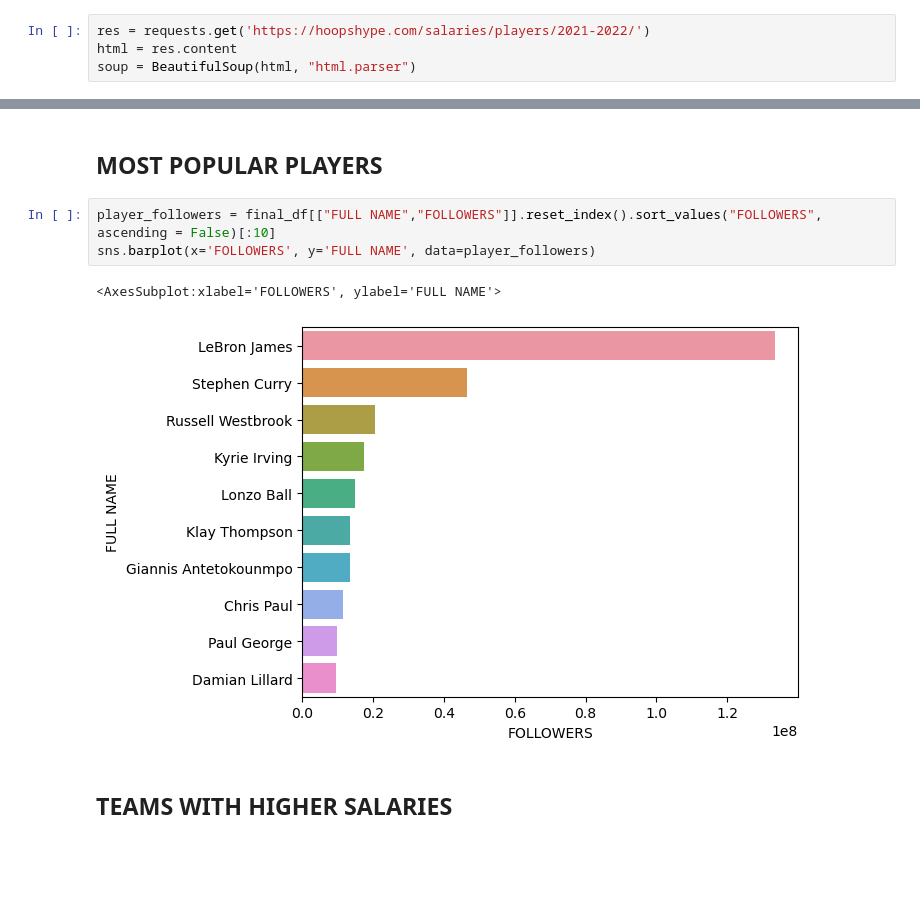
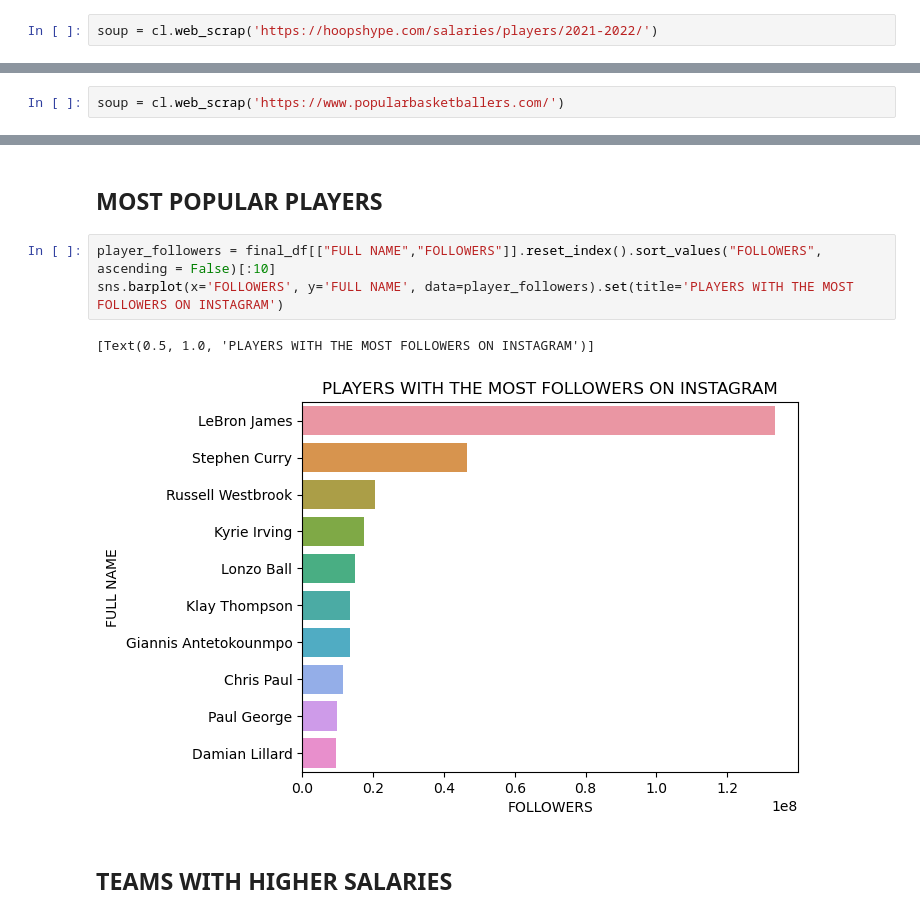
Before and after one commit to marcdalmaum/project_2, a Jupyter notebook: src/main.ipynb, the cells around one changed output, grey strips where cells are left out. Drawn from its saved outputs; the diff is of its cells as text; blank space fills up the shorter version.

```diff
--- a/src/main.ipynb
+++ b/src/main.ipynb
@@ -105,7 +103,5 @@ df_2
 # %% [markdown]
 # WEB SCRAPING SALARIES
 # %%
-res = requests.get('https://hoopshype.com/salaries/players/2021-2022/')
-html = res.content
-soup = BeautifulSoup(html, "html.parser")
+soup = cl.web_scrap('https://hoopshype.com/salaries/players/2021-2022/')
 # %%
@@ -151,3 +136,5 @@ soup = BeautifulSoup(html, "html.parser")
+# %%
+soup = cl.web_scrap('https://www.popularbasketballers.com/')
 # %%
 # Web scraping names and followers
 full_name_list, followers_list = cl.followers(soup)
@@ -218,10 +205,10 @@ final_df
 ## MOST POPULAR PLAYERS
 # %%
 player_followers = final_df[["FULL NAME","FOLLOWERS"]].reset_index().sort_values("FOLLOWERS", ascending = False)[:10]
-sns.barplot(x='FOLLOWERS', y='FULL NAME', data=player_followers)
+sns.barplot(x='FOLLOWERS', y='FULL NAME', data=player_followers).set(title='PLAYERS WITH THE MOST FOLLOWERS ON INSTAGRAM')
 # %% [output]
-<AxesSubplot:xlabel='FOLLOWERS', ylabel='FULL NAME'>
+[Text(0.5, 1.0, 'PLAYERS WITH THE MOST FOLLOWERS ON INSTAGRAM')]
-[figure, old version]
+[figure, new version]
 # %% [markdown]
 ## TEAMS WITH HIGHER SALARIES
 # %%
```
Also changed, not shown: parts of 7 cells of this notebook, 11 other files.
